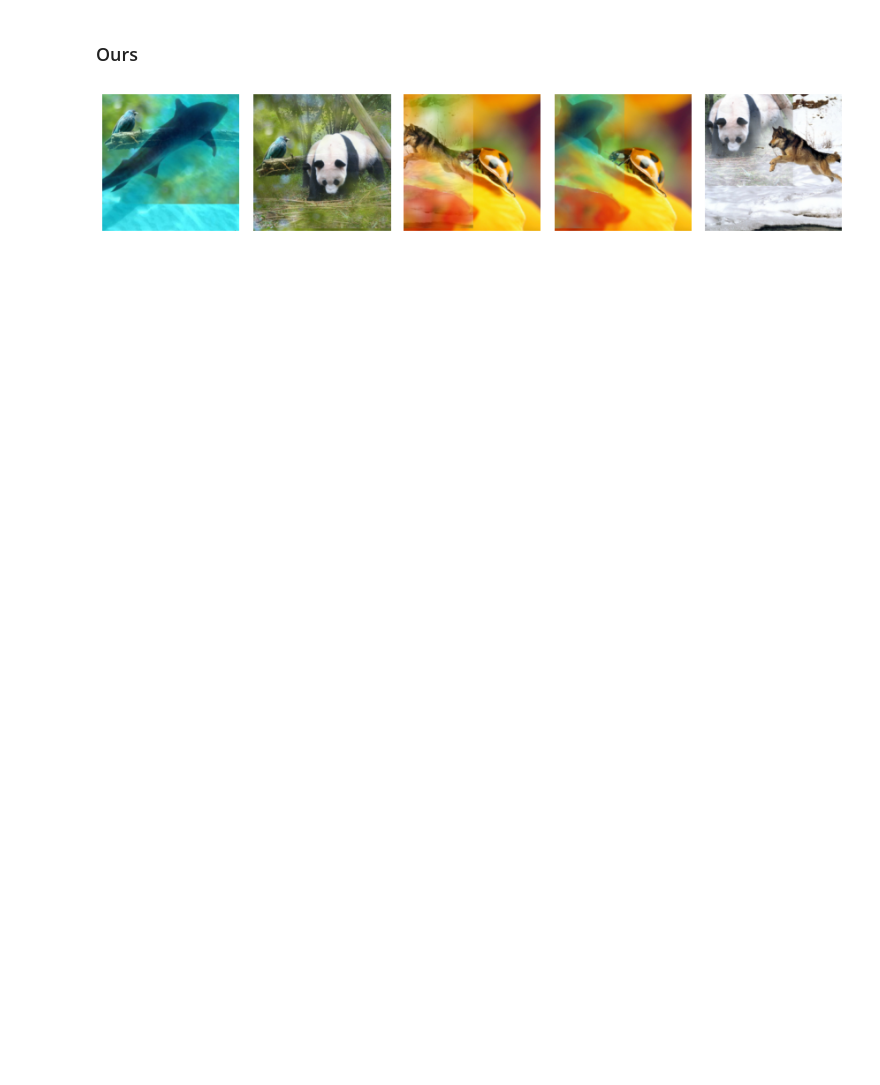
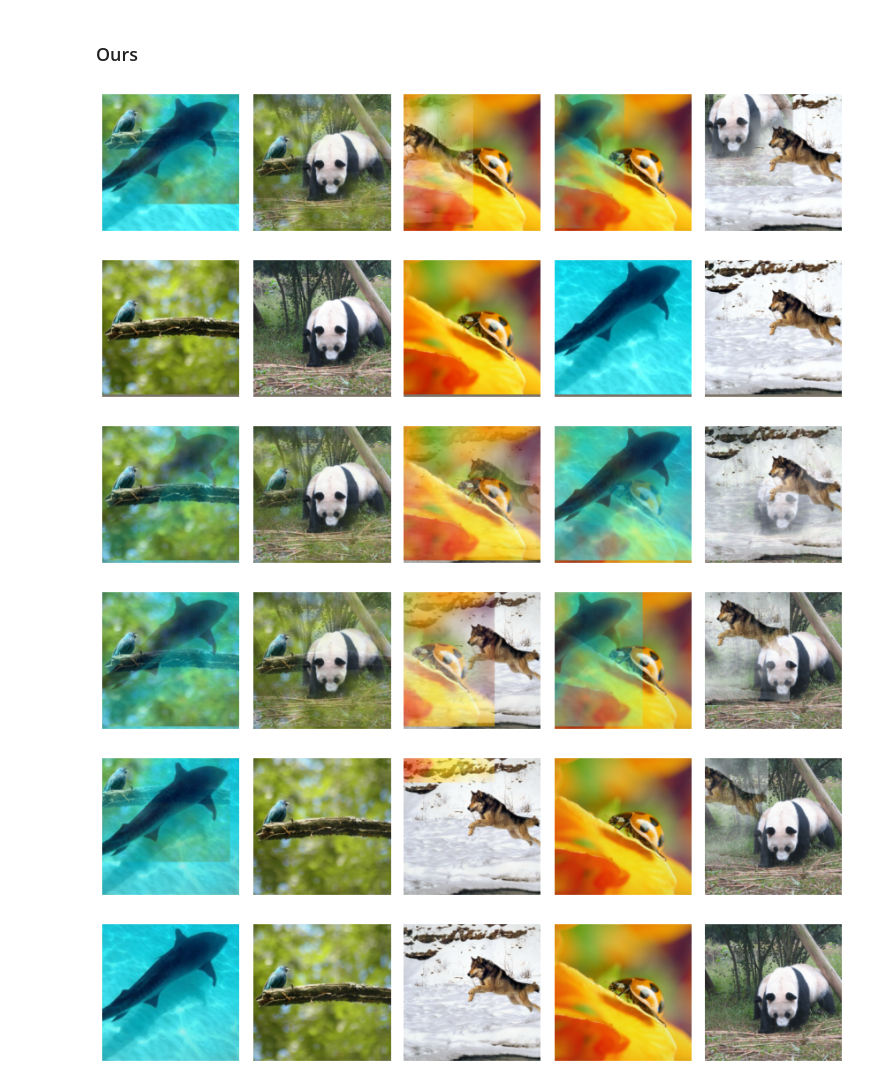
Before and after one commit to averyma/best-mix, a Jupyter notebook: notebook/ours-visualization-imagenet.ipynb, the cells around one changed output. Saved outputs shown, nothing was run; the diff lists cells and outputs as text; code cells hidden in the pictures; blank space fills up the shorter version.

```diff
--- a/notebook/ours-visualization-imagenet.ipynb
+++ b/notebook/ours-visualization-imagenet.ipynb
@@ -123,3 +121,16 @@ mixed_x, mixed_y, mixed_lam = gradmix_v2(input_sp.cuda(), targets.cuda(), grad.u
 print_fig(mixed_x.cpu() * std_torch + mean_torch)
 # %% [output]
 [figure]
+# %%
+from utils_mixup import gradmix_v2
+
+for _alpha in np.linspace(0,1,5):
+    mixed_x, mixed_y, mixed_lam = gradmix_v2(input_sp.cuda(), targets.cuda(), grad.unsqueeze(1).cuda(), alpha=_alpha, normalization='L1', stride=5, debug=True)
+
+    print_fig(mixed_x.cpu() * std_torch + mean_torch)
+# %% [output]
+[figure, added]
+[figure, added]
+[figure, added]
+[figure, added]
+[figure, added]
```
Also changed, not shown: parts of 1 cell of this notebook, 11 other files.
